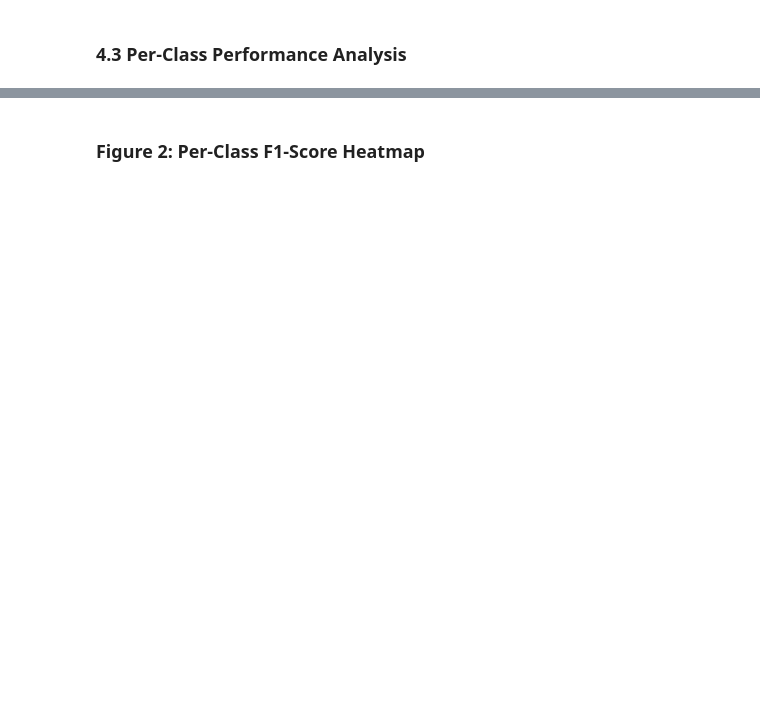
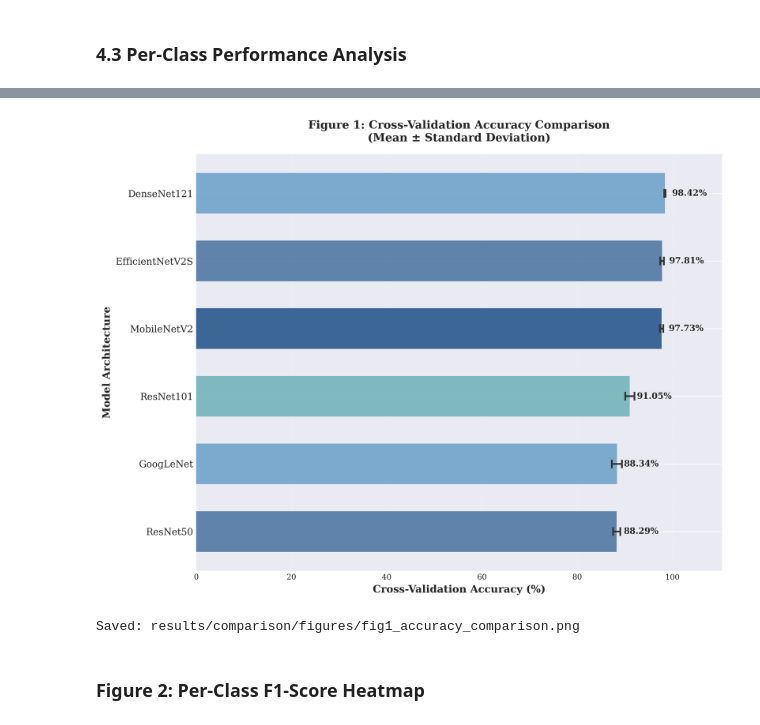
Before and after one commit to csstudentkaum/KHOTAA, a Jupyter notebook: models/classification/model_comparison.ipynb, the cells around one changed output, grey strips where cells are left out. Drawn from its saved outputs; the diff is of its cells as text; code cells hidden in the pictures; blank space fills up the shorter version.

```diff
--- a/models/classification/model_comparison.ipynb
+++ b/models/classification/model_comparison.ipynb
@@ -590,3 +530,81 @@ Saved: results/comparison/figures/fig1_accuracy_comparison.png
+# %%
+# Extract CV metrics for Figure 1
+def extract_cv_metrics(models):
+    """Extract cross-validation metrics from all models."""
+    cv_data = []
+
+    for model_name, results in models.items():
+        cv = results['cross_validation']
+        model_info = results['model_info']
+
+        cv_data.append({
+            'Model': model_info['model_name'],
+            'Architecture': model_name.upper(),
+            'Mean_Accuracy': cv['mean_accuracy'],
+            'Std_Accuracy': cv['std_accuracy']
+        })
+
+    df = pd.DataFrame(cv_data)
+    df = df.sort_values('Mean_Accuracy', ascending=False).reset_index(drop=True)
+    return df
+
+cv_metrics = extract_cv_metrics(models)
+
+# Figure 1: Cross-Validation Accuracy Comparison with Confidence Intervals
+fig, ax = plt.subplots(figsize=(12, 8))
+
+# Sort by mean accuracy
+cv_sorted = cv_metrics.sort_values('Mean_Accuracy', ascending=True)
+
+# Use custom color palette
+colors = ['#3d6a99', '#619ac5', '#64adb3', '#0f457e']
+bar_colors = [colors[i % len(colors)] for i in range(len(cv_sorted))]
+
+# Create horizontal bar chart
+y_pos = np.arange(len(cv_sorted))
+bars = ax.barh(y_pos, cv_sorted['Mean_Accuracy'] * 100,
+               color=bar_colors, alpha=0.8, height=0.6)
+
+# Add error bars (standard deviation)
+ax.errorbar(cv_sorted['Mean_Accuracy'] * 100, y_pos,
+            xerr=cv_sorted['Std_Accuracy'] * 100,
+            fmt='none', ecolor='#333333', elinewidth=2, capsize=5, capthick=2)
+
+# Add value labels on bars
+for i, (idx, row) in enumerate(cv_sorted.iterrows()):
+    ax.text(row['Mean_Accuracy'] * 100 + 1.5, i,
+            f"{row['Mean_Accuracy']*100:.2f}%",
+            va='center', fontsize=10, fontweight='bold')
+
+# Formatting
+ax.set_yticks(y_pos)
+ax.set_yticklabels(cv_sorted['Model'], fontsize=11)
+ax.set_xlabel('Cross-Validation Accuracy (%)', fontweight='bold', fontsize=12)
+ax.set_ylabel('Model Architecture', fontweight='bold', fontsize=12)
+ax.set_title('Figure 1: Cross-Validation Accuracy Comparison\n(Mean ± Standard Deviation)',
+             fontweight='bold', fontsize=13, pad=15)
+
+# Set x-axis limits to prevent overlap
+max_val = cv_sorted['Mean_Accuracy'].max() * 100
+ax.set_xlim(0, max_val + 12)
+
+# Add grid for readability
+ax.grid(axis='x', alpha=0.3, linestyle='--')
+ax.set_axisbelow(True)
+
+# Adjust layout
+plt.tight_layout()
+plt.subplots_adjust(right=0.85)
+
+# Save figure
+output_path = FIGURES_DIR / 'fig1_accuracy_comparison.png'
+plt.savefig(output_path, dpi=DPI, bbox_inches='tight')
+plt.show()
+
+print(f"Saved: {output_path}")
+# %% [output]
+[figure, added]
+Saved: results/comparison/figures/fig1_accuracy_comparison.png
 # %% [markdown]
 ### Figure 2: Per-Class F1-Score Heatmap
 # %%
```
Also changed, not shown: parts of 12 cells of this notebook, 6 other files.
